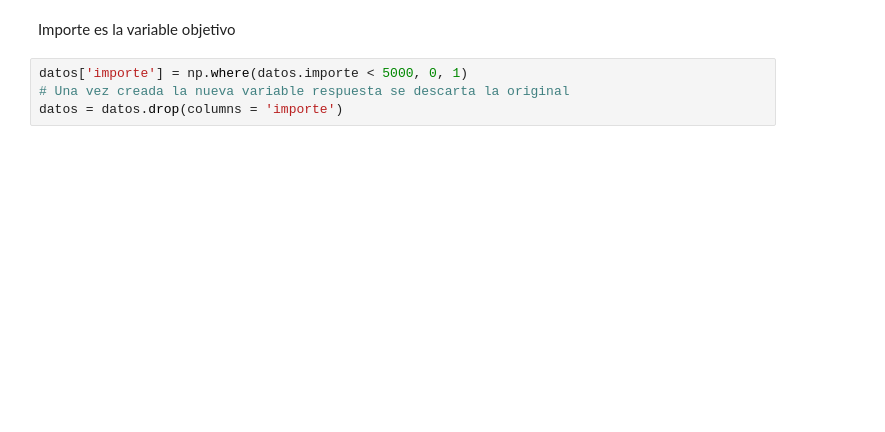
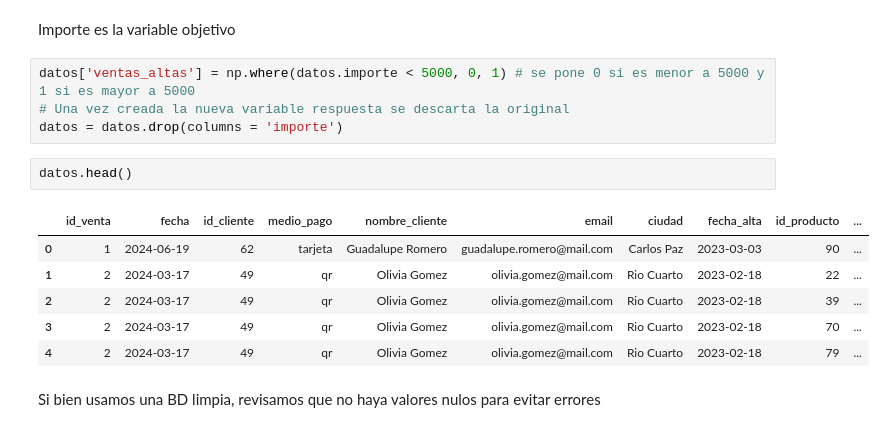
Before and after one commit to luisestebanardiles/Proyecto-Aurelion, a Jupyter notebook: machine_learning.ipynb, the cells around one changed output. Cells and saved outputs as stored; diff of their text form; blank space fills up the shorter version.

```diff
--- a/machine_learning.ipynb
+++ b/machine_learning.ipynb
@@ -82,6 +94,17 @@ memory usage: 37.2+ KB
 # %% [markdown]
 Importe es la variable objetivo
 # %%
-datos['importe'] = np.where(datos.importe < 5000, 0, 1)
+datos['ventas_altas'] = np.where(datos.importe < 5000, 0, 1) # se pone 0 si es menor a 5000 y 1 si es mayor a 5000
 # Una vez creada la nueva variable respuesta se descarta la original
 datos = datos.drop(columns = 'importe')
+# %%
+datos.head()
+# %% [output]
+|  | id_venta | fecha | id_cliente | medio_pago | nombre_cliente | email | ciudad | fecha_alta | id_producto | ... |
+| 0 | 1 | 2024-06-19 | 62 | tarjeta | Guadalupe Romero | guadalupe.romero@mail.com | Carlos Paz | 2023-03-03 | 90 | ... |
+| 1 | 2 | 2024-03-17 | 49 | qr | Olivia Gomez | olivia.gomez@mail.com | Rio Cuarto | 2023-02-18 | 22 | ... |
+| 2 | 2 | 2024-03-17 | 49 | qr | Olivia Gomez | olivia.gomez@mail.com | Rio Cuarto | 2023-02-18 | 39 | ... |
+| 3 | 2 | 2024-03-17 | 49 | qr | Olivia Gomez | olivia.gomez@mail.com | Rio Cuarto | 2023-02-18 | 70 | ... |
+| 4 | 2 | 2024-03-17 | 49 | qr | Olivia Gomez | olivia.gomez@mail.com | Rio Cuarto | 2023-02-18 | 79 | ... |
+# %% [markdown]
+Si bien usamos una BD limpia, revisamos que no haya valores nulos para evitar errores
```
Also changed, not shown: parts of 21 cells of this notebook.
